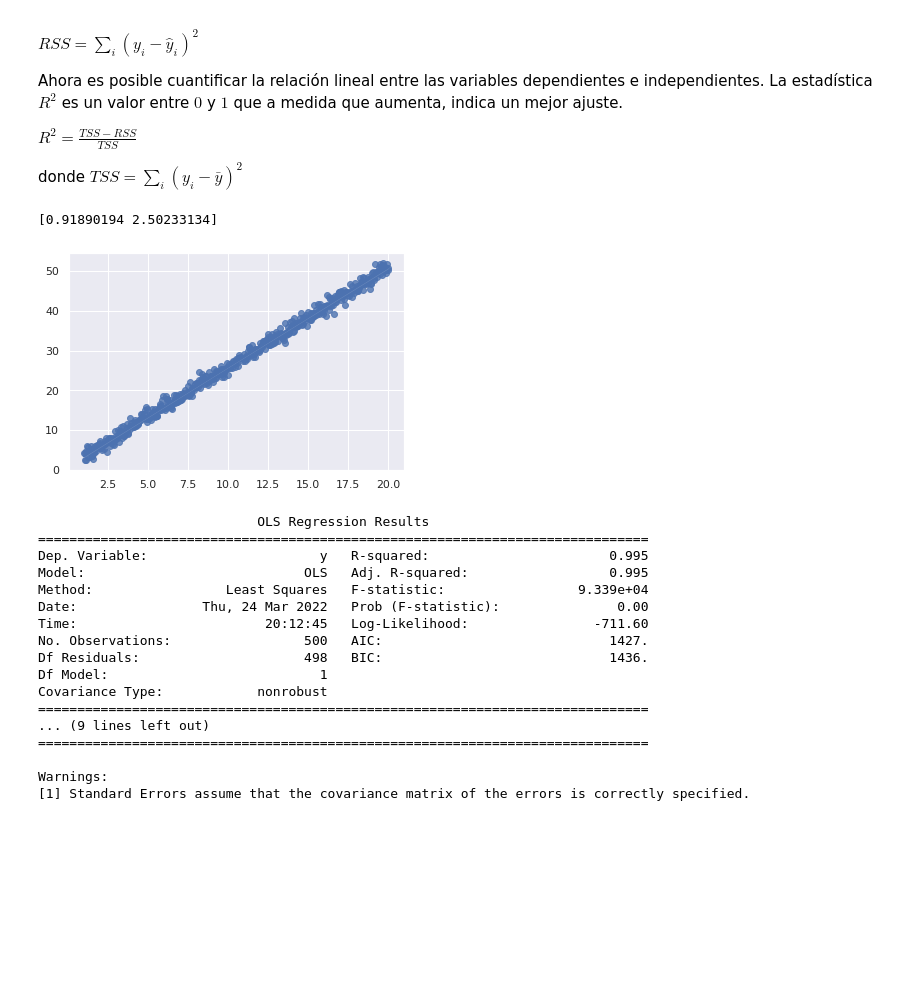
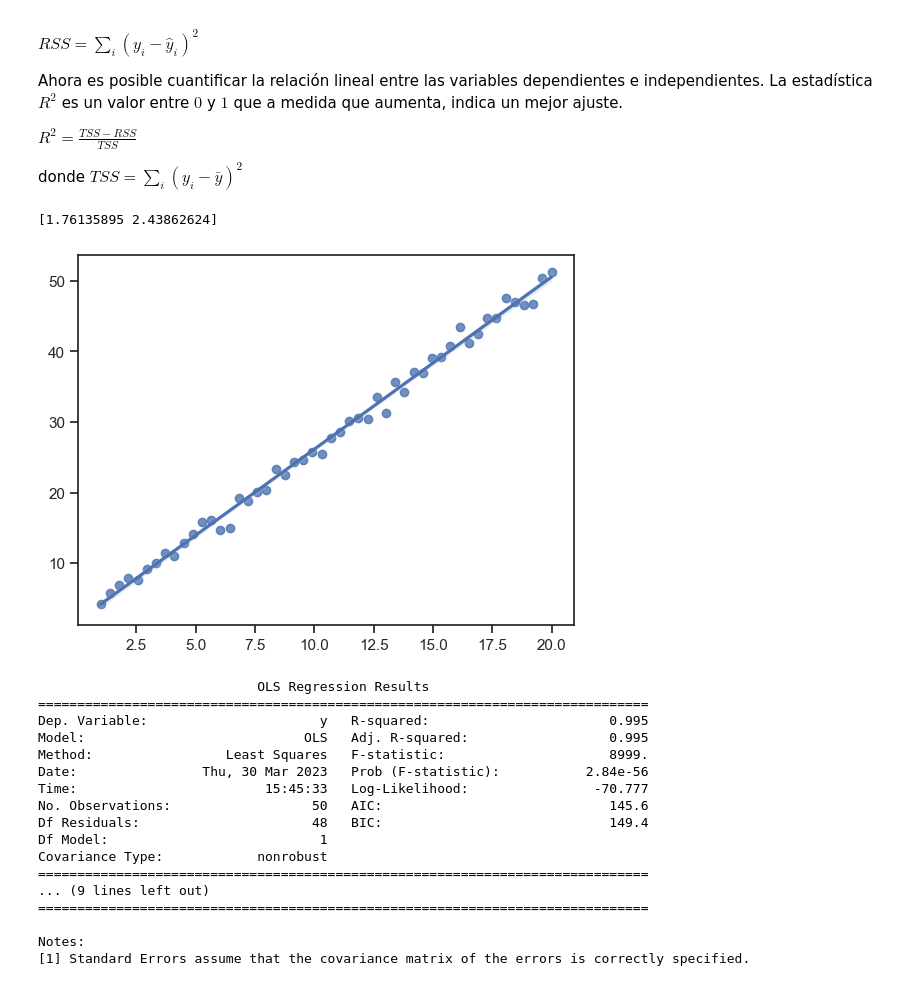
Before and after one commit to sherna90/analisis_algoritmos, a Jupyter notebook: 2.-diseno_experimentos.ipynb, the cells around one changed output. Drawn from its saved outputs; the diff is of its cells as text; code cells hidden in the pictures; blank space fills up the shorter version.

```diff
--- a/2.-diseno_experimentos.ipynb
+++ b/2.-diseno_experimentos.ipynb
@@ -191,40 +197,40 @@ donde $TSS=\sum_i (y_i-\bar y)^2$
 # %%
 import statsmodels.api as sm
 
-samples=500
+samples=50
 
 x=np.linspace(1,20,samples)
 
 y_9=1.0+2.5*x+np.random.normal(0,1,samples)
 
 x_1 = sm.add_constant(x)
 
 model = sm.OLS(y_9, x_1).fit()
 
 print(model.params)
 sns.regplot(x=x, y=y_9, fit_reg=True)
 plt.show()
 
 print(model.summary())
 # %% [output]
-[0.91890194 2.50233134]
+[1.76135895 2.43862624]
-[figure, old version]
+[figure, new version]
                             OLS Regression Results
 ==============================================================================
 Dep. Variable:                      y   R-squared:                       0.995
 Model:                            OLS   Adj. R-squared:                  0.995
-Method:                 Least Squares   F-statistic:                 9.339e+04
-Date:                Thu, 24 Mar 2022   Prob (F-statistic):               0.00
-Time:                        20:12:45   Log-Likelihood:                -711.60
-No. Observations:                 500   AIC:                             1427.
-Df Residuals:                     498   BIC:                             1436.
+Method:                 Least Squares   F-statistic:                     8999.
+Date:                Thu, 30 Mar 2023   Prob (F-statistic):           2.84e-56
+Time:                        15:45:33   Log-Likelihood:                -70.777
+No. Observations:                  50   AIC:                             145.6
+Df Residuals:                      48   BIC:                             149.4
 Df Model:                           1
 Covariance Type:            nonrobust
 ==============================================================================
 ... (9 lines left out)
 ==============================================================================
 
-Warnings:
+Notes:
 [1] Standard Errors assume that the covariance matrix of the errors is correctly specified.
 # %%
 samples=500
```
Also changed, not shown: parts of 13 cells of this notebook, 2 other files.
